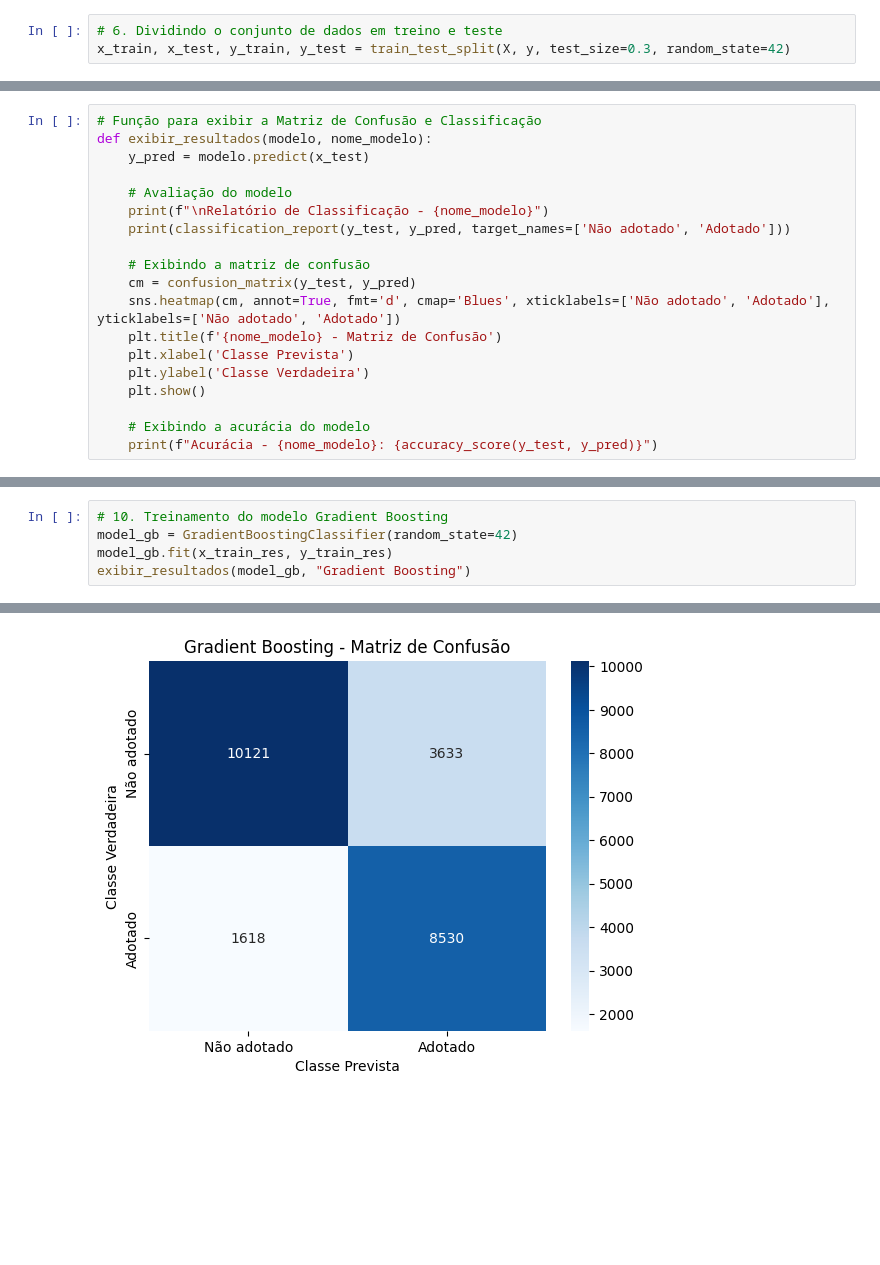
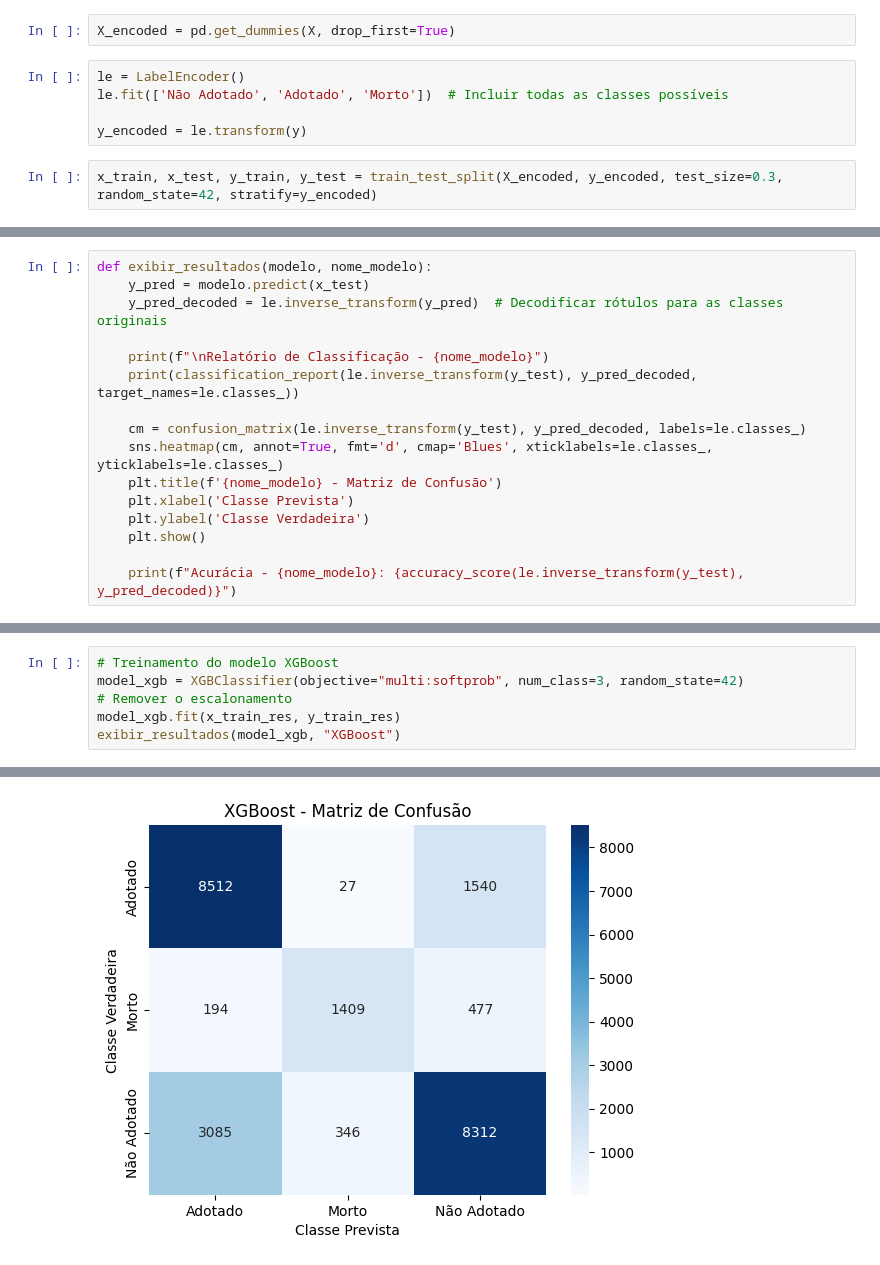
Before and after one commit to mthsl/pisi3-em, a Jupyter notebook: classificacao/Classificacao.ipynb, the cells around one changed output, grey strips where cells are left out. Drawn from its saved outputs; the diff is of its cells as text; blank space fills up the shorter version.

Commit message:
feat: Classificação completa

```diff
--- a/classificacao/Classificacao.ipynb
+++ b/classificacao/Classificacao.ipynb
@@ -56,4 +149,10 @@ y = df['adopted']
+# %%
+X_encoded = pd.get_dummies(X, drop_first=True)
+# %%
+le = LabelEncoder()
+le.fit(['Não Adotado', 'Adotado', 'Morto'])  # Incluir todas as classes possíveis
+
+y_encoded = le.transform(y)
 # %%
-# 6. Dividindo o conjunto de dados em treino e teste
-x_train, x_test, y_train, y_test = train_test_split(X, y, test_size=0.3, random_state=42)
+x_train, x_test, y_train, y_test = train_test_split(X_encoded, y_encoded, test_size=0.3, random_state=42, stratify=y_encoded)
 # %%
@@ -61,21 +159,18 @@ x_train, x_test, y_train, y_test = train_test_split(X, y, test_size=0.3, random_
 sm = SMOTE(random_state=42)
 x_train_res, y_train_res = sm.fit_resample(x_train, y_train)
 # %%
-# Função para exibir a Matriz de Confusão e Classificação
 def exibir_resultados(modelo, nome_modelo):
     y_pred = modelo.predict(x_test)
+    y_pred_decoded = le.inverse_transform(y_pred)  # Decodificar rótulos para as classes originais
 
-    # Avaliação do modelo
     print(f"\nRelatório de Classificação - {nome_modelo}")
-    print(classification_report(y_test, y_pred, target_names=['Não adotado', 'Adotado']))
+    print(classification_report(le.inverse_transform(y_test), y_pred_decoded, target_names=le.classes_))
 
-    # Exibindo a matriz de confusão
-    cm = confusion_matrix(y_test, y_pred)
-    sns.heatmap(cm, annot=True, fmt='d', cmap='Blues', xticklabels=['Não adotado', 'Adotado'], yticklabels=['Não adotado', 'Adotado'])
+    cm = confusion_matrix(le.inverse_transform(y_test), y_pred_decoded, labels=le.classes_)
+    sns.heatmap(cm, annot=True, fmt='d', cmap='Blues', xticklabels=le.classes_, yticklabels=le.classes_)
     plt.title(f'{nome_modelo} - Matriz de Confusão')
     plt.xlabel('Classe Prevista')
     plt.ylabel('Classe Verdadeira')
     plt.show()
 
-    # Exibindo a acurácia do modelo
-    print(f"Acurácia - {nome_modelo}: {accuracy_score(y_test, y_pred)}")
+    print(f"Acurácia - {nome_modelo}: {accuracy_score(le.inverse_transform(y_test), y_pred_decoded)}")
@@ -174,6 +244,7 @@ plt.show()
 # %%
-# 10. Treinamento do modelo Gradient Boosting
-model_gb = GradientBoostingClassifier(random_state=42)
-model_gb.fit(x_train_res, y_train_res)
-exibir_resultados(model_gb, "Gradient Boosting")
+# Treinamento do modelo XGBoost
+model_xgb = XGBClassifier(objective="multi:softprob", num_class=3, random_state=42)
+# Remover o escalonamento
+model_xgb.fit(x_train_res, y_train_res)
+exibir_resultados(model_xgb, "XGBoost")
 # %% [output]
@@ -189 +261 @@ weighted avg       0.79      0.78      0.78     23902
-[figure, old version]
+[figure, new version]
```
Also changed, not shown: parts of 33 cells of this notebook.
